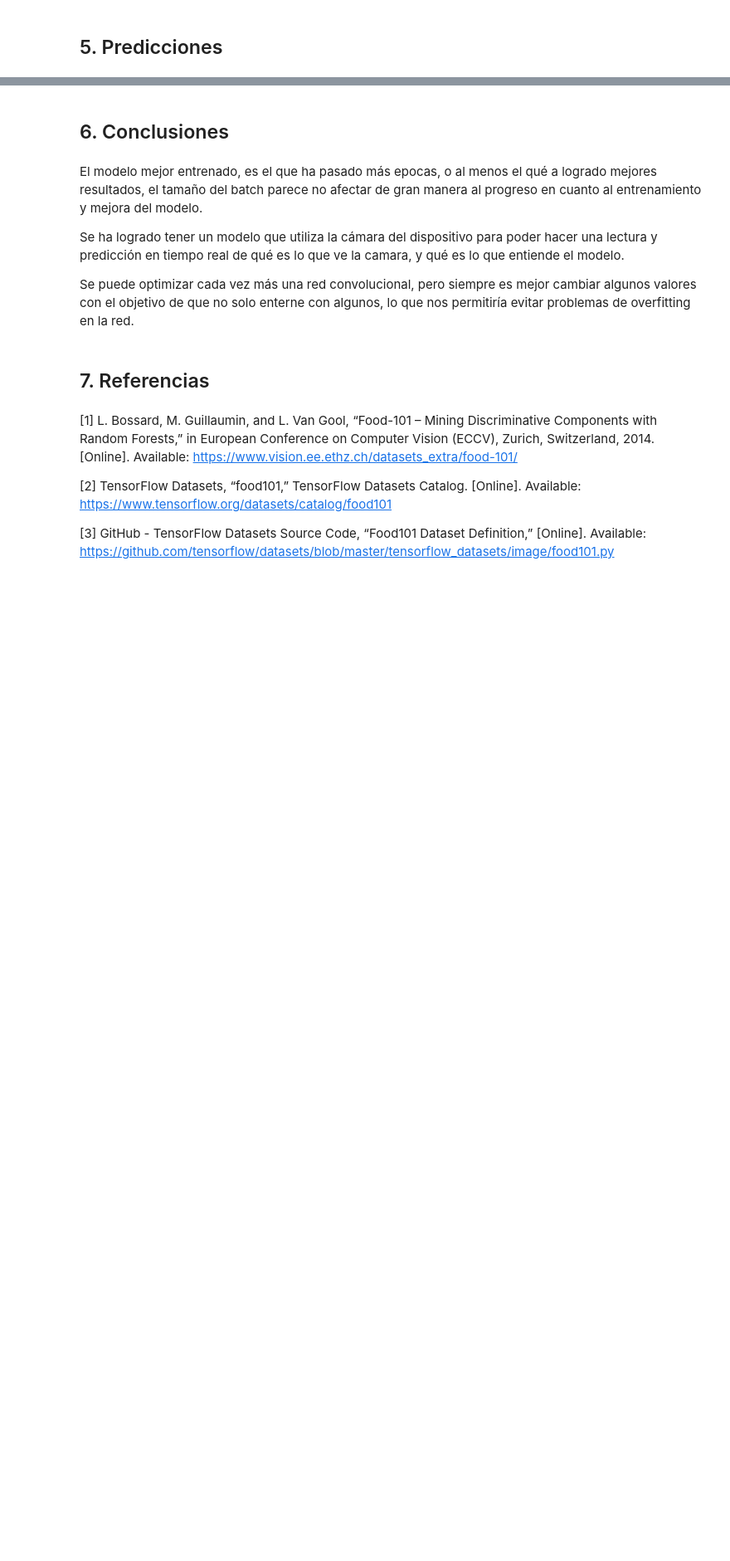
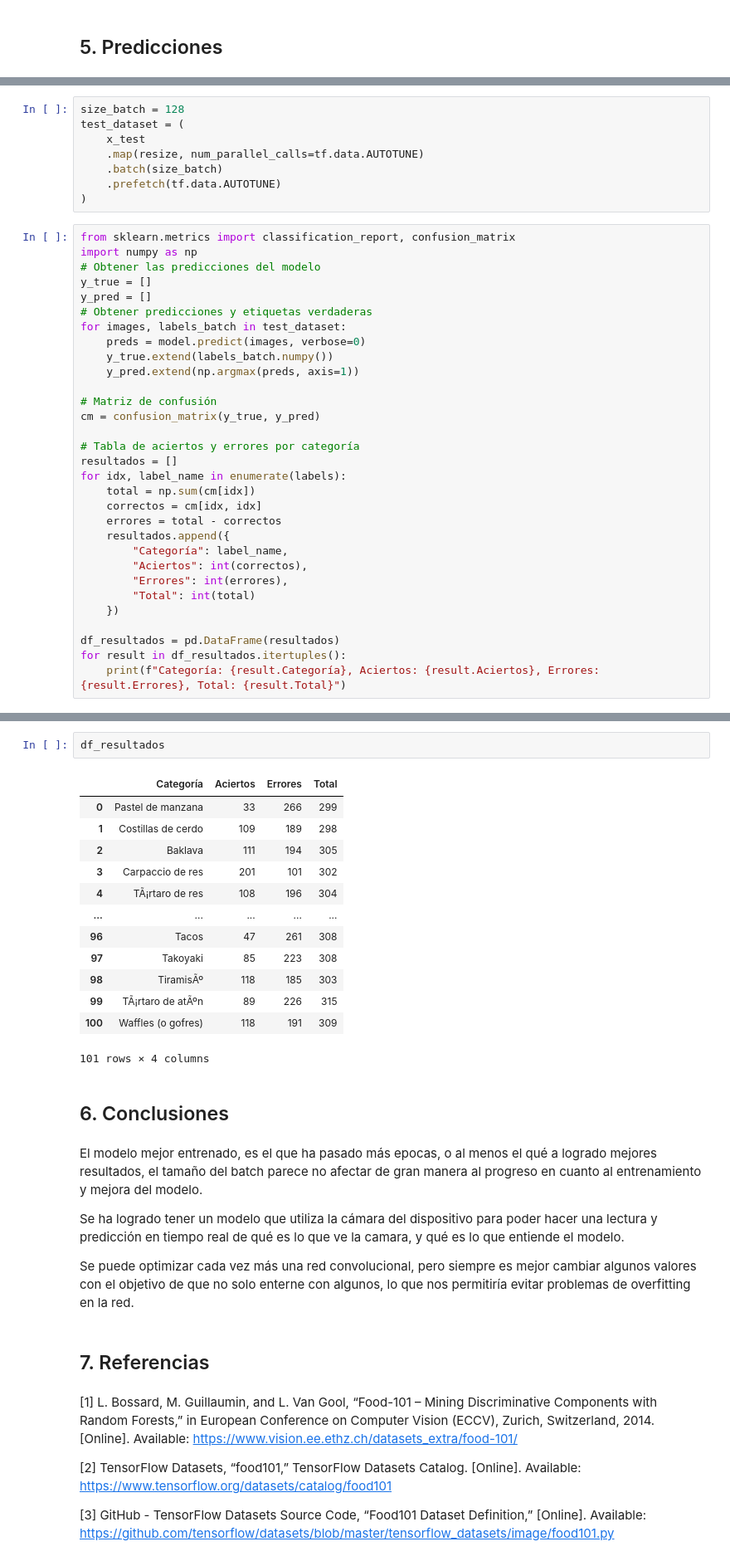
Before and after one commit to SirYorch/IA_CNN, a Jupyter notebook: CNN.ipynb, the cells around one changed output, grey strips where cells are left out. Shown at 83% size. Saved outputs shown, nothing was run; the diff lists cells and outputs as text; blank space fills up the shorter version.

```diff
--- a/CNN.ipynb
+++ b/CNN.ipynb
@@ -386,0 +426,39 @@ predecir_desde_camara()
+# %%
+size_batch = 128
+test_dataset = (
+    x_test
+    .map(resize, num_parallel_calls=tf.data.AUTOTUNE)
+    .batch(size_batch)
+    .prefetch(tf.data.AUTOTUNE)
+)
+# %%
+from sklearn.metrics import classification_report, confusion_matrix
+import numpy as np
+# Obtener las predicciones del modelo
+y_true = []
+y_pred = []
+# Obtener predicciones y etiquetas verdaderas
+for images, labels_batch in test_dataset:
+    preds = model.predict(images, verbose=0)
+    y_true.extend(labels_batch.numpy())
+    y_pred.extend(np.argmax(preds, axis=1))
+
+# Matriz de confusión
+cm = confusion_matrix(y_true, y_pred)
+
+# Tabla de aciertos y errores por categoría
+resultados = []
+for idx, label_name in enumerate(labels):
+    total = np.sum(cm[idx])
+    correctos = cm[idx, idx]
+    errores = total - correctos
+    resultados.append({
+        "Categoría": label_name,
+        "Aciertos": int(correctos),
+        "Errores": int(errores),
+        "Total": int(total)
+    })
+
+df_resultados = pd.DataFrame(resultados)
+for result in df_resultados.itertuples():
+    print(f"Categoría: {result.Categoría}, Aciertos: {result.Aciertos}, Errores: {result.Errores}, Total: {result.Total}")
@@ -387,3 +483,19 @@ predecir_desde_camara()
+# %%
+df_resultados
+# %% [output]
+|  | Categoría | Aciertos | Errores | Total |
+| 0 | Pastel de manzana | 33 | 266 | 299 |
+| 1 | Costillas de cerdo | 109 | 189 | 298 |
+| 2 | Baklava | 111 | 194 | 305 |
+| 3 | Carpaccio de res | 201 | 101 | 302 |
+| 4 | TÃ¡rtaro de res | 108 | 196 | 304 |
+| ... | ... | ... | ... | ... |
+| 96 | Tacos | 47 | 261 | 308 |
+| 97 | Takoyaki | 85 | 223 | 308 |
+| 98 | TiramisÃº | 118 | 185 | 303 |
+| 99 | TÃ¡rtaro de atÃºn | 89 | 226 | 315 |
+| 100 | Waffles (o gofres) | 118 | 191 | 309 |
+101 rows × 4 columns
 # %% [markdown]
 ## 6. Conclusiones
 # %% [markdown]
```
Also changed, not shown: parts of 20 cells of this notebook, 19 other files.
